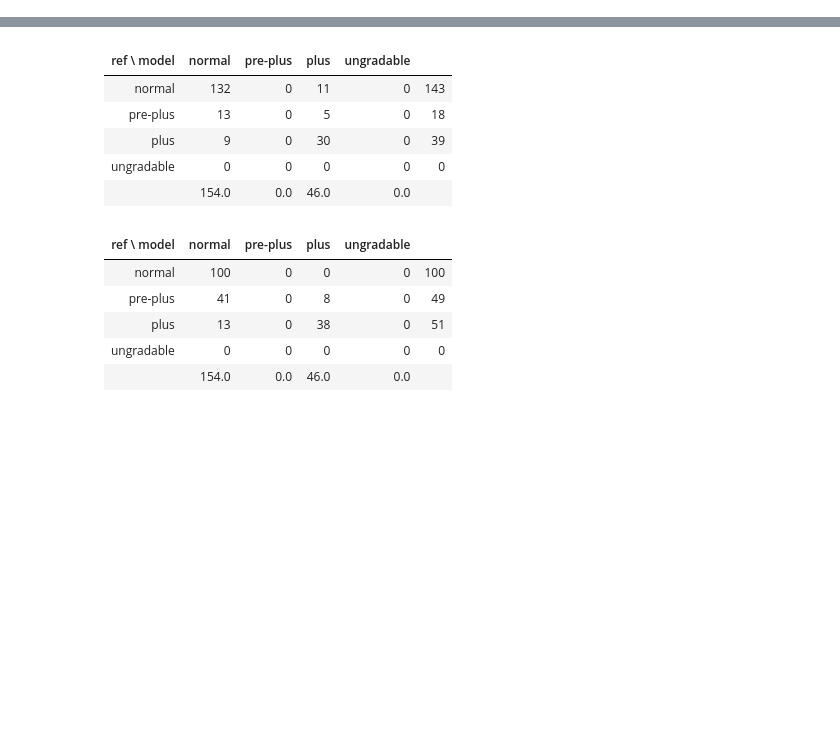
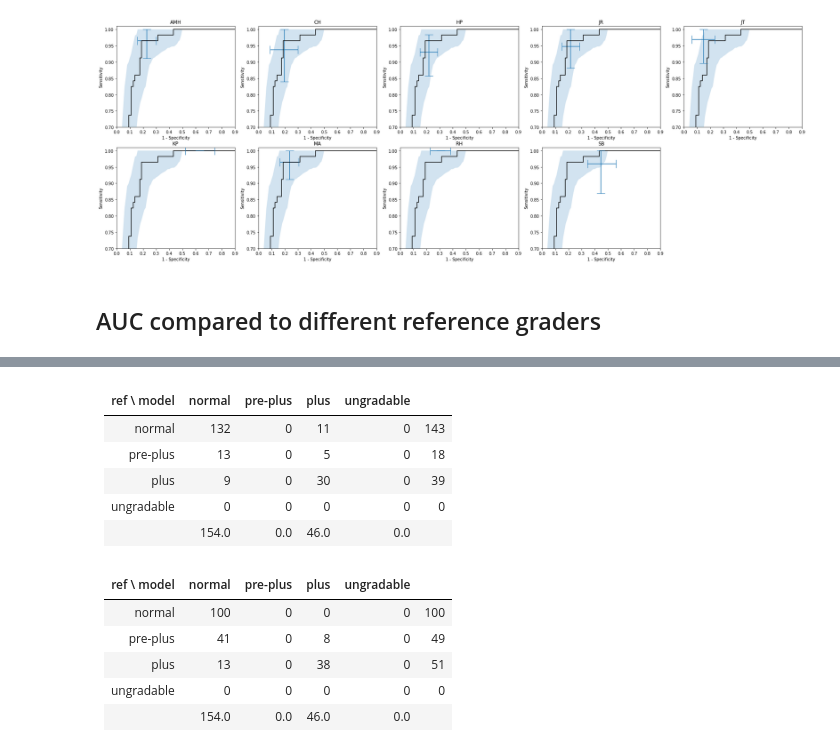
Before and after one commit to MoorfieldsInnovationLab/ROP, a Jupyter notebook: model_development/Evaluate.ipynb, the cells around one changed output, grey strips where cells are left out. Saved outputs shown, nothing was run; the diff lists cells and outputs as text; code cells hidden in the pictures; blank space fills up the shorter version.

```diff
--- a/model_development/Evaluate.ipynb
+++ b/model_development/Evaluate.ipynb
@@ -123,0 +175,6 @@ group_scores = np.array([group_grading[filename] for filename in filenames])
+# %%
+calibrated_scores = {}
+for file in test_filenames:
+    calibrated = [model_gradings[file, class_name]**exponent[class_name] for class_name in class_names]
+    calibrated_scores[file] = calibrated
+    all_gradings['calibrated', file] = class_names[np.argmax(calibrated)]
@@ -123,0 +282,6 @@ group_scores = np.array([group_grading[filename] for filename in filenames])
+# %%
+print('{:15s} {:>8s} {:>8s} {:>4s} {:>4s} {:>4s} {:>4s} {:>4s}'.format('observer', 'SE', 'SP', 'TP', 'TN', 'FP', 'FN', 'N'))
+
+for observer in all_observers:
+    sensitivity, specificity, tp, tn, fp, fn = get_se_sp(observer, test_filenames)
+    print('{:15s} {:>8.3f} {:>8.3f} {:>4d} {:>4d} {:>4d} {:>4d} {:>4d}'.format(observer, sensitivity, specificity, tp, tn, fp, fn, sum([tp, tn, fp, fn])))
@@ -123,0 +326,35 @@ group_scores = np.array([group_grading[filename] for filename in filenames])
+# %%
+
+def get_error_bar(observer, ci=95):
+    d = (100 - ci) / 2 # lower and upper percentiles
+
+    se, sp, tp, tn, fp, fn = get_se_sp(observer, test_filenames)
+    se_bootstrap, sp_bootstrap, _, _, _, _ = np.array([get_se_sp(observer, sample) for sample in bootstrap_samples]).T
+
+    yerr = np.array([[se - np.percentile(se_bootstrap, d)], [np.percentile(se_bootstrap, 100 - d) - se]])
+    xerr = np.array([[sp - np.percentile(sp_bootstrap, d)], [np.percentile(sp_bootstrap, 100 - d) - sp]])
+
+    return se, sp, xerr, yerr
+# %%
+plt.figure(figsize=(30, 10))
+
+for i, observer in enumerate(all_observers):
+    ax = plt.subplot(2, 5, i+1)
+
+    fpr, tpr, threshold = metrics.roc_curve(reference_list, ensemble_list)
+
+    ax.plot(fpr, tpr, label='ensemble', c='k')
+    ax.fill_between(base_fpr, lower_fpr, upper_fpr, alpha=0.2)
+
+    se, sp, xerr, yerr = get_error_bar(observer)
+    ax.errorbar(1 - sp, se, yerr=yerr, xerr=xerr, capsize=10)
+
+    ax.set_title(observer)
+    ax.set_xlabel('1 - Specificity')
+    ax.set_ylabel('Sensitivity')
+    ax.set_ylim(0.7, 1.01)
+    ax.set_xlim(0.0, 0.9)
+# %% [output]
+[figure, added]
+# %% [markdown]
+## AUC compared to different reference graders
```
Also changed, not shown: parts of 64 cells of this notebook.
